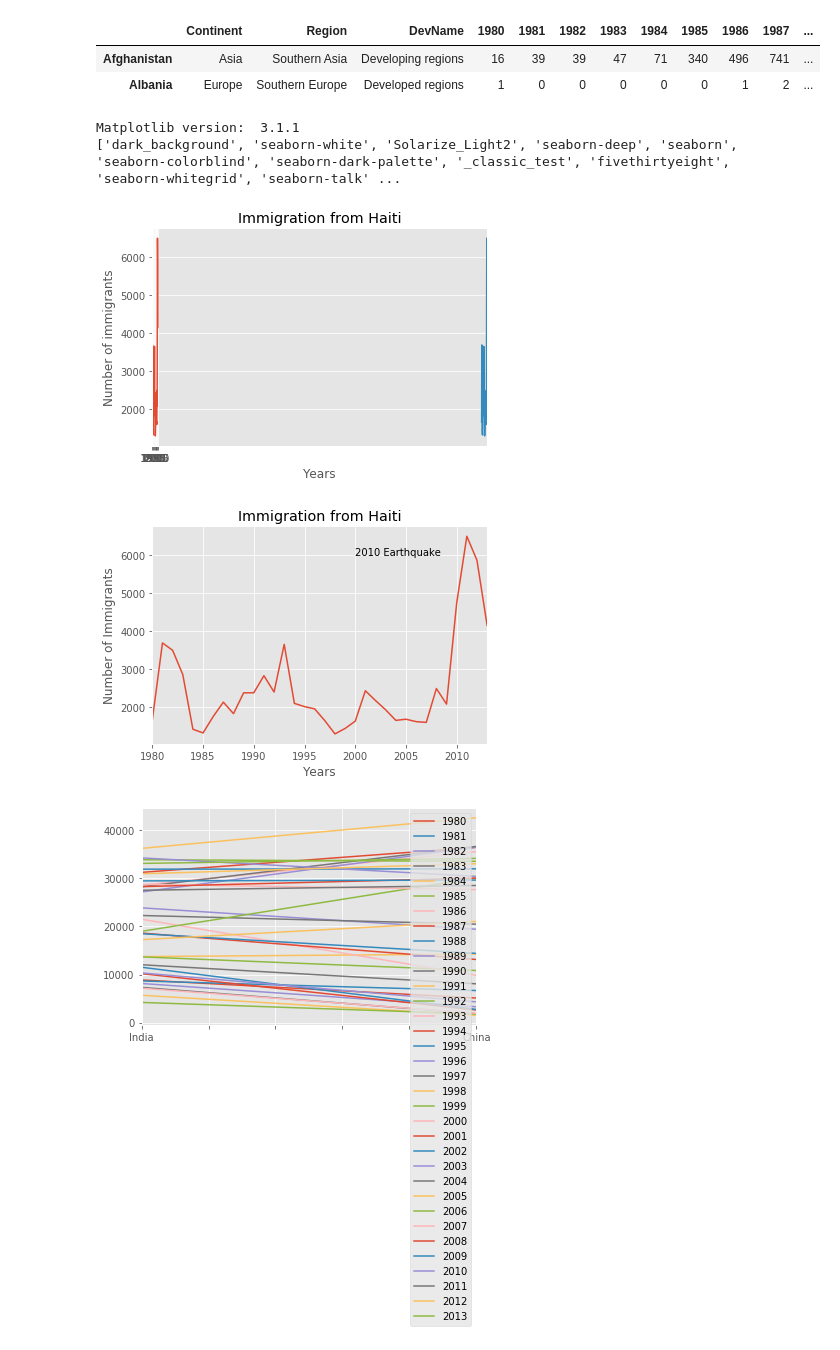
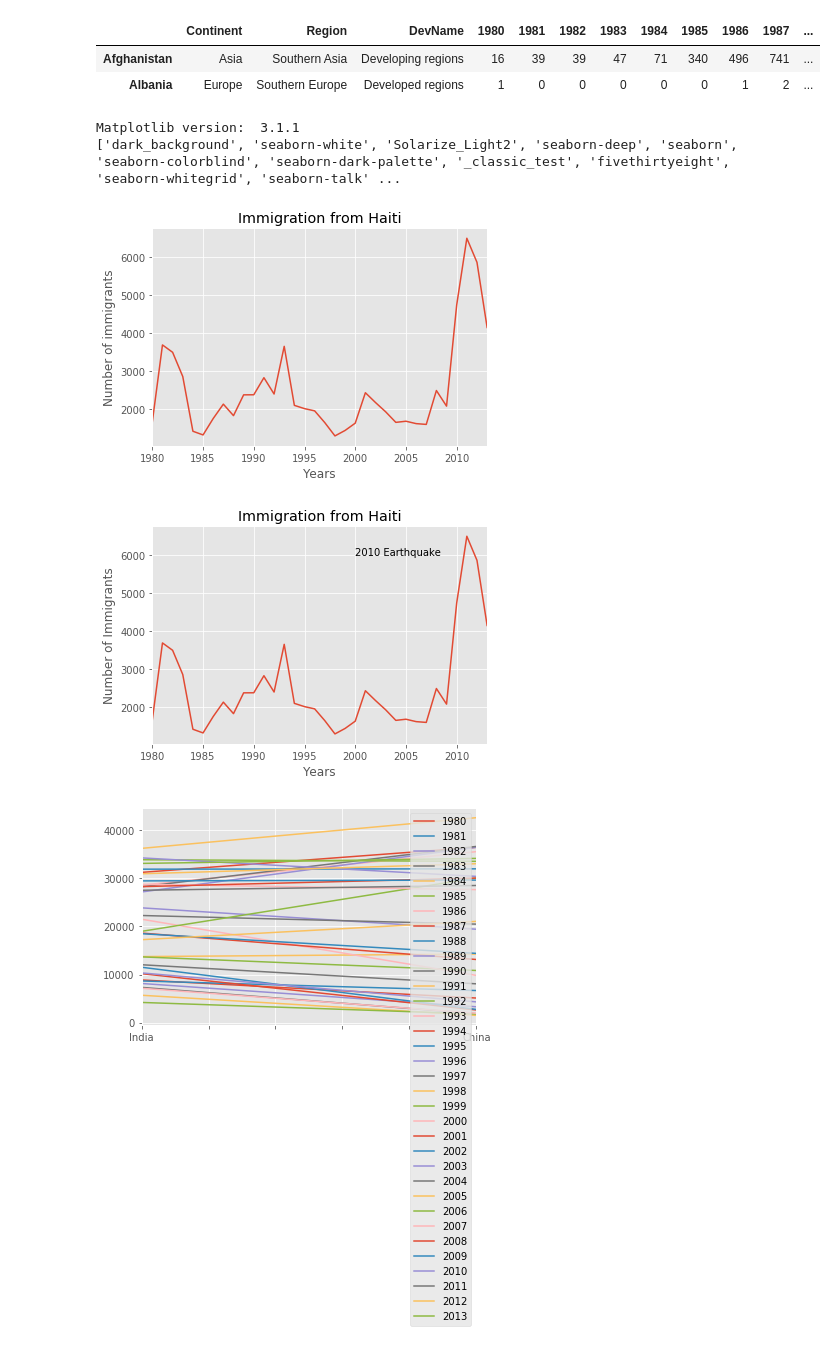
Before and after one commit to michaelprinc/Python, a Jupyter notebook: Cognitive_class_Data_Visualization_with_Python.ipynb, the cells around one changed output. Drawn from its saved outputs; the diff is of its cells as text; code cells hidden in the pictures.

```diff
--- a/Cognitive_class_Data_Visualization_with_Python.ipynb
+++ b/Cognitive_class_Data_Visualization_with_Python.ipynb
@@ -120,36 +120,42 @@ print ('Matplotlib version: ', mpl.__version__) # >= 2.0.0
 
 print(plt.style.available)
 mpl.style.use(['ggplot']) # optional: for ggplot-like style
 
-haiti = df_can.loc['Haiti', years] # passing in years 1980 - 2013 to exclude the 'total' column
+years2 = ['1980', '1981', '1982', '1983',
+       '1984', '1985', '1986', '1987', '1988', '1989', '1990', '1991', '1992',
+       '1993', '1994', '1995', '1996', '1997', '1998', '1999', '2000', '2001',
+       '2002', '2003', '2004', '2005', '2006', '2007', '2008', '2009', '2010',
+       '2011', '2012', '2013']
+
+haiti = df_can.loc['Haiti',years2] # passing in years 1980 - 2013 to exclude the 'total' column
 haiti.head()
 
-haiti.plot()
+#haiti.plot()
 
 haiti.index = haiti.index.map(int) # let's change the index values of Haiti to type integer for plotting
 haiti.plot(kind='line')
 
 plt.title('Immigration from Haiti')
 plt.ylabel('Number of immigrants')
 plt.xlabel('Years')
 
 plt.show() # need this line to show the updates made to the figure
 
 haiti.plot(kind='line')
 
 plt.title('Immigration from Haiti')
 plt.ylabel('Number of Immigrants')
 plt.xlabel('Years')
 
 # annotate the 2010 Earthquake.
 # syntax: plt.text(x, y, label)
 plt.text(2000, 6000, '2010 Earthquake') # see note below
 
 plt.show()
 # %% [output]
 Matplotlib version:  3.1.1
 ['dark_background', 'seaborn-white', 'Solarize_Light2', 'seaborn-deep', 'seaborn', 'seaborn-colorblind', 'seaborn-dark-palette', '_classic_test', 'fivethirtyeight', 'seaborn-whitegrid', 'seaborn-talk' ...
-[figure, old version]
+[figure, new version]
 [figure]
 # %%
 df_CI = df_can.loc[['India', 'China'], years]
```
